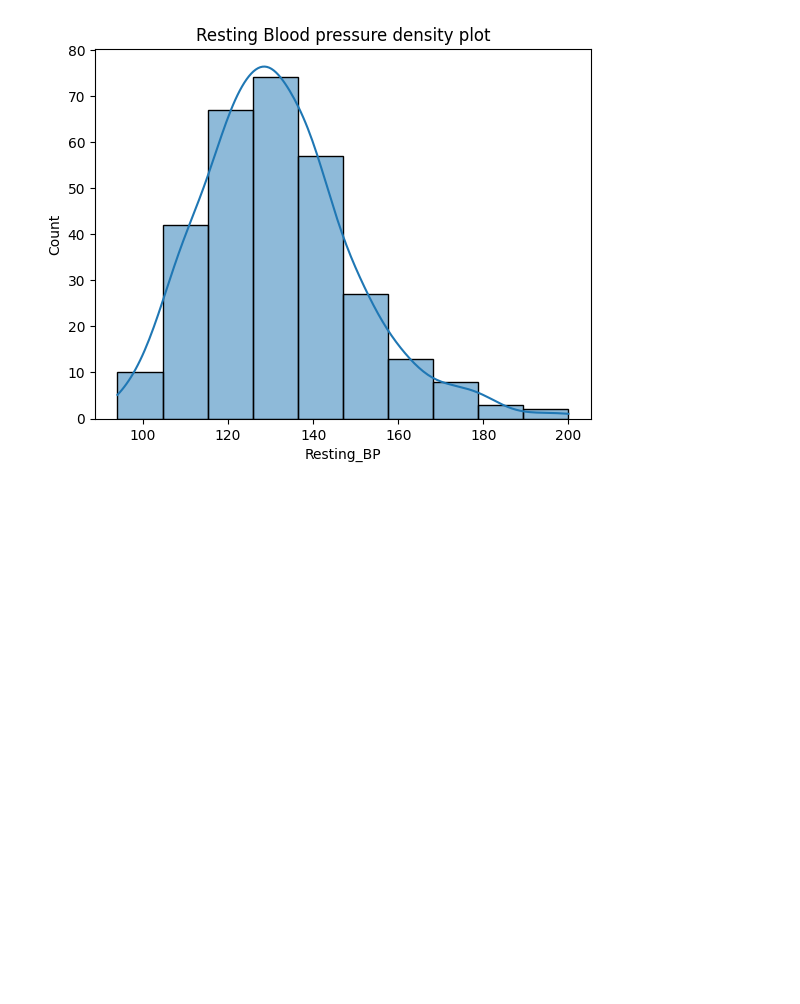
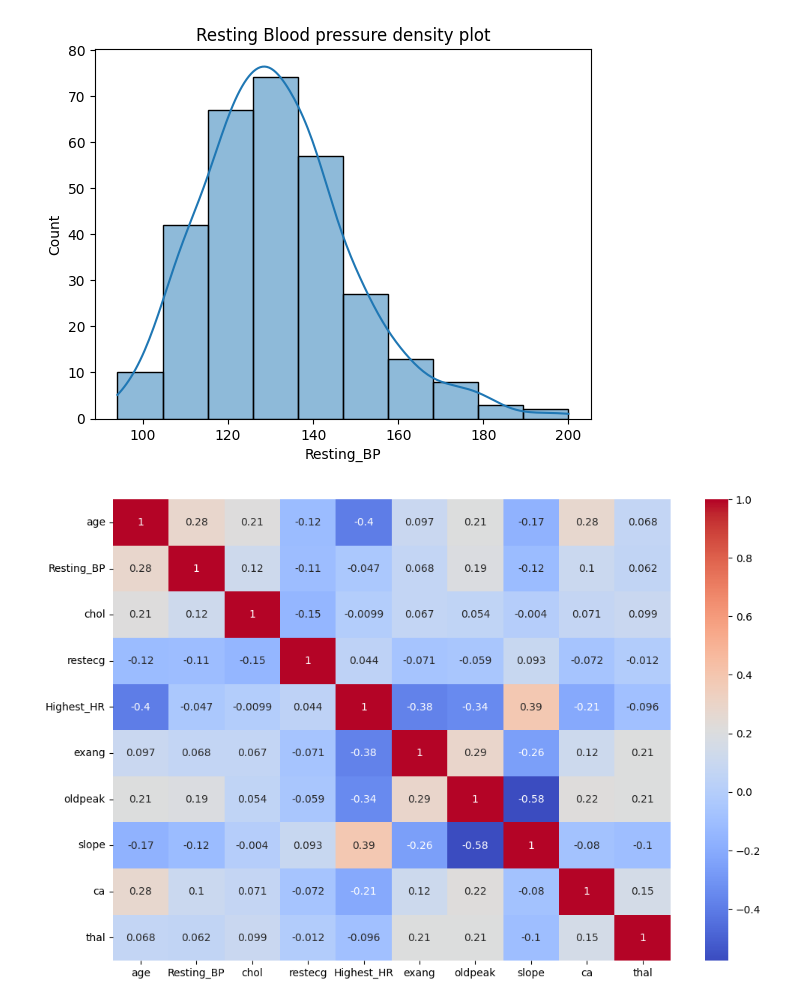
Before and after one commit to zw28623essex-dot/CE101_Team3, a Jupyter notebook: main_load_data.ipynb, the cells around one changed output. Drawn from its saved outputs; the diff is of its cells as text; code cells hidden in the pictures; blank space fills up the shorter version.

```diff
--- a/main_load_data.ipynb
+++ b/main_load_data.ipynb
@@ -167,3 +161,11 @@ sns.histplot(df['Resting_BP'], bins=10, kde=True)
 plt.title('Resting Blood pressure density plot');
 # %% [output]
 [figure]
+# %%
+df['sex'] = df['sex'].map({'female': 0, 'male': 1})
+df['exang'] = df['exang'].map({'No': 0, 'Yes': 1})
+# %%
+plt.figure(figsize=(12,8))
+sns.heatmap(df.drop(['target', 'sex', 'Chest_pain_type', 'fbs'], axis=1).corr(), annot=True, cmap='coolwarm');
+# %% [output]
+[figure, added]
```
Also changed, not shown: parts of 1 cell of this notebook.
